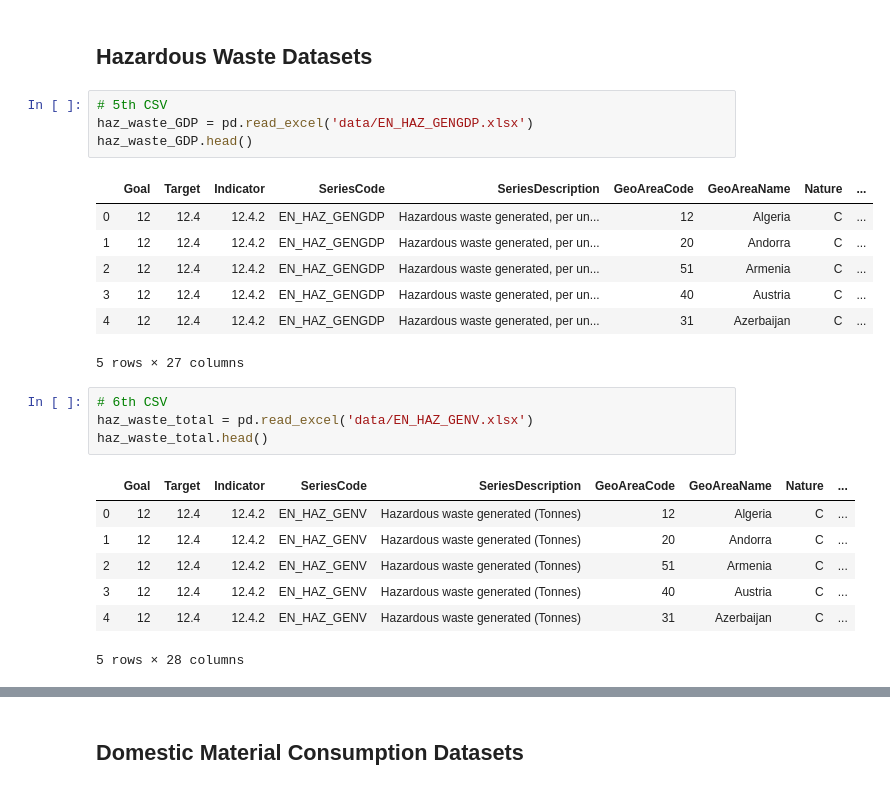
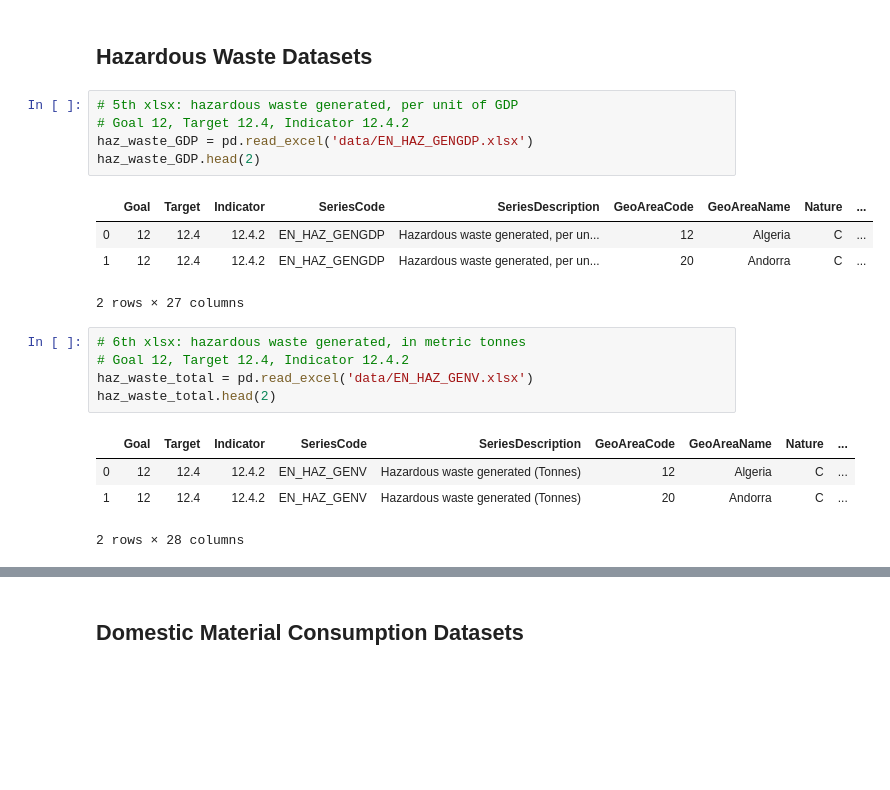
Before and after one commit to mvongjesda/UN_Sustainable_Development_Goals_Sustainability, a Jupyter notebook: resources/Sustainability_Analysis.ipynb, the cells around one changed output, grey strips where cells are left out. Cells and saved outputs as stored; diff of their text form; blank space fills up the shorter version.

```diff
--- a/resources/Sustainability_Analysis.ipynb
+++ b/resources/Sustainability_Analysis.ipynb
@@ -92,27 +167,23 @@ e_recycling_total.head()
 # %% [markdown]
 ## Hazardous Waste Datasets
 # %%
-# 5th CSV
+# 5th xlsx: hazardous waste generated, per unit of GDP
+# Goal 12, Target 12.4, Indicator 12.4.2
 haz_waste_GDP = pd.read_excel('data/EN_HAZ_GENGDP.xlsx')
-haz_waste_GDP.head()
+haz_waste_GDP.head(2)
 # %% [output]
 |  | Goal | Target | Indicator | SeriesCode | SeriesDescription | GeoAreaCode | GeoAreaName | Nature | ... |
 | 0 | 12 | 12.4 | 12.4.2 | EN_HAZ_GENGDP | Hazardous waste generated, per un... | 12 | Algeria | C | ... |
 | 1 | 12 | 12.4 | 12.4.2 | EN_HAZ_GENGDP | Hazardous waste generated, per un... | 20 | Andorra | C | ... |
-| 2 | 12 | 12.4 | 12.4.2 | EN_HAZ_GENGDP | Hazardous waste generated, per un... | 51 | Armenia | C | ... |
-| 3 | 12 | 12.4 | 12.4.2 | EN_HAZ_GENGDP | Hazardous waste generated, per un... | 40 | Austria | C | ... |
-| 4 | 12 | 12.4 | 12.4.2 | EN_HAZ_GENGDP | Hazardous waste generated, per un... | 31 | Azerbaijan | C | ... |
-5 rows × 27 columns
+2 rows × 27 columns
 # %%
-# 6th CSV
+# 6th xlsx: hazardous waste generated, in metric tonnes
+# Goal 12, Target 12.4, Indicator 12.4.2
 haz_waste_total = pd.read_excel('data/EN_HAZ_GENV.xlsx')
-haz_waste_total.head()
+haz_waste_total.head(2)
 # %% [output]
 |  | Goal | Target | Indicator | SeriesCode | SeriesDescription | GeoAreaCode | GeoAreaName | Nature | ... |
 | 0 | 12 | 12.4 | 12.4.2 | EN_HAZ_GENV | Hazardous waste generated (Tonnes) | 12 | Algeria | C | ... |
 | 1 | 12 | 12.4 | 12.4.2 | EN_HAZ_GENV | Hazardous waste generated (Tonnes) | 20 | Andorra | C | ... |
-| 2 | 12 | 12.4 | 12.4.2 | EN_HAZ_GENV | Hazardous waste generated (Tonnes) | 51 | Armenia | C | ... |
-| 3 | 12 | 12.4 | 12.4.2 | EN_HAZ_GENV | Hazardous waste generated (Tonnes) | 40 | Austria | C | ... |
-| 4 | 12 | 12.4 | 12.4.2 | EN_HAZ_GENV | Hazardous waste generated (Tonnes) | 31 | Azerbaijan | C | ... |
-5 rows × 28 columns
+2 rows × 28 columns
 # %%
```
Also changed, not shown: parts of 18 cells of this notebook.
